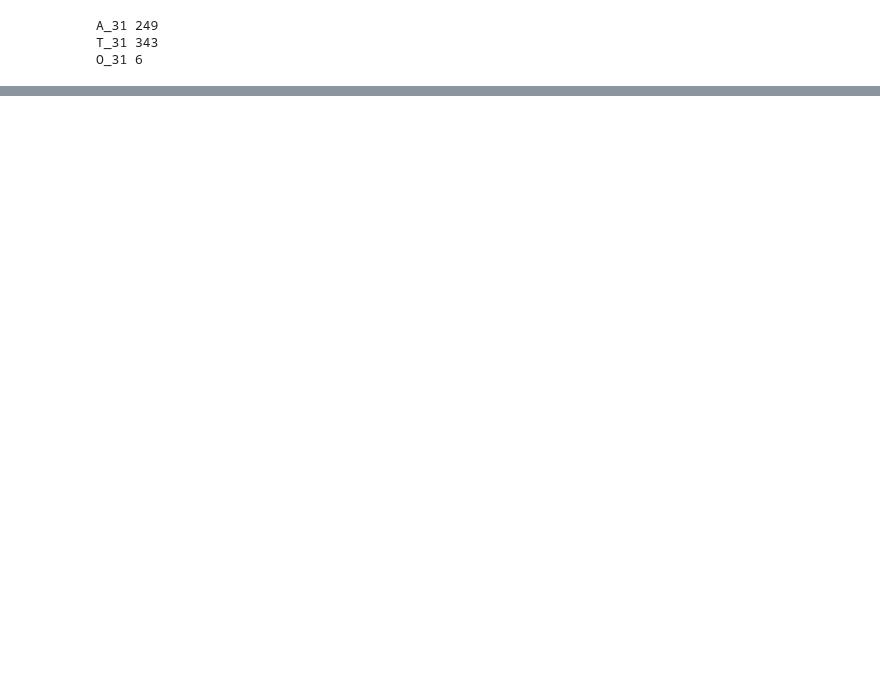
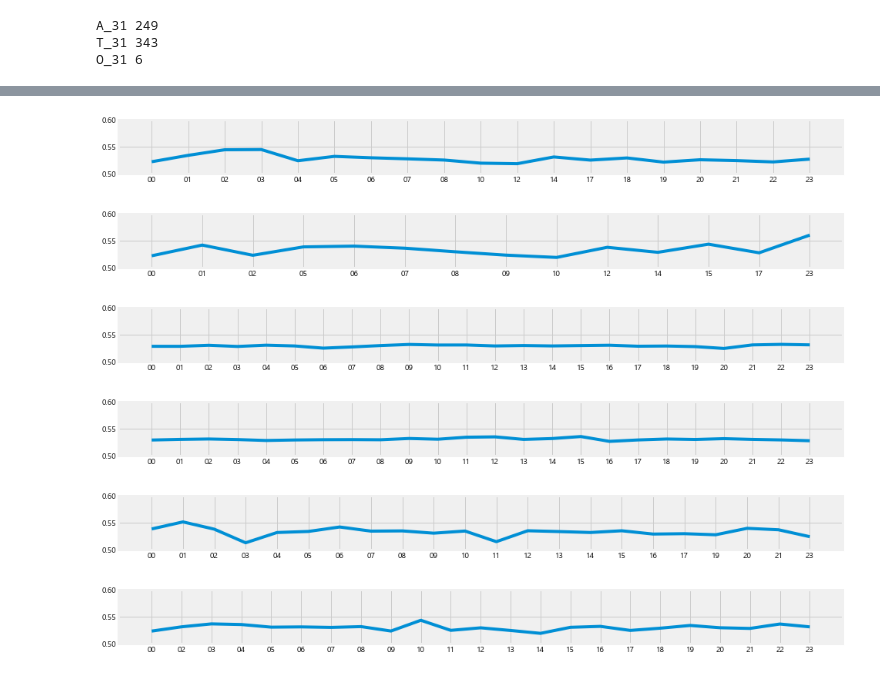
Before and after one commit to Sungjeonghyun/LG_Aimers_2nd, a Jupyter notebook: 정현/EDA.ipynb, the cells around one changed output, grey strips where cells are left out. Drawn from its saved outputs; the diff is of its cells as text; code cells hidden in the pictures; blank space fills up the shorter version.

```diff
--- a/정현/EDA.ipynb
+++ b/정현/EDA.ipynb
@@ -150,0 +126,19 @@ plt.show()
+# %%
+# 시간대별 Line의 Quality 비교
+rcParams['figure.figsize'] = 15, 9
+
+for i, line in enumerate(train.LINE.unique()):
+    plt.subplot(len(train.LINE.unique()), 1, i+1)
+    tmp = train[train['LINE']==line]
+    tmp['TIMESTAMP'] = pd.to_datetime(tmp['TIMESTAMP']).dt.strftime('%H')
+    tmp = tmp.groupby('TIMESTAMP').mean()
+    plt.plot(tmp.index, tmp['Y_Quality'])
+    plt.ylim(0.5, 0.6)
+    plt.show()
+# %% [output]
+[figure, added]
+[figure, added]
+[figure, added]
+[figure, added]
+[figure, added]
+[figure, added]
```
Also changed, not shown: parts of 23 cells of this notebook.
